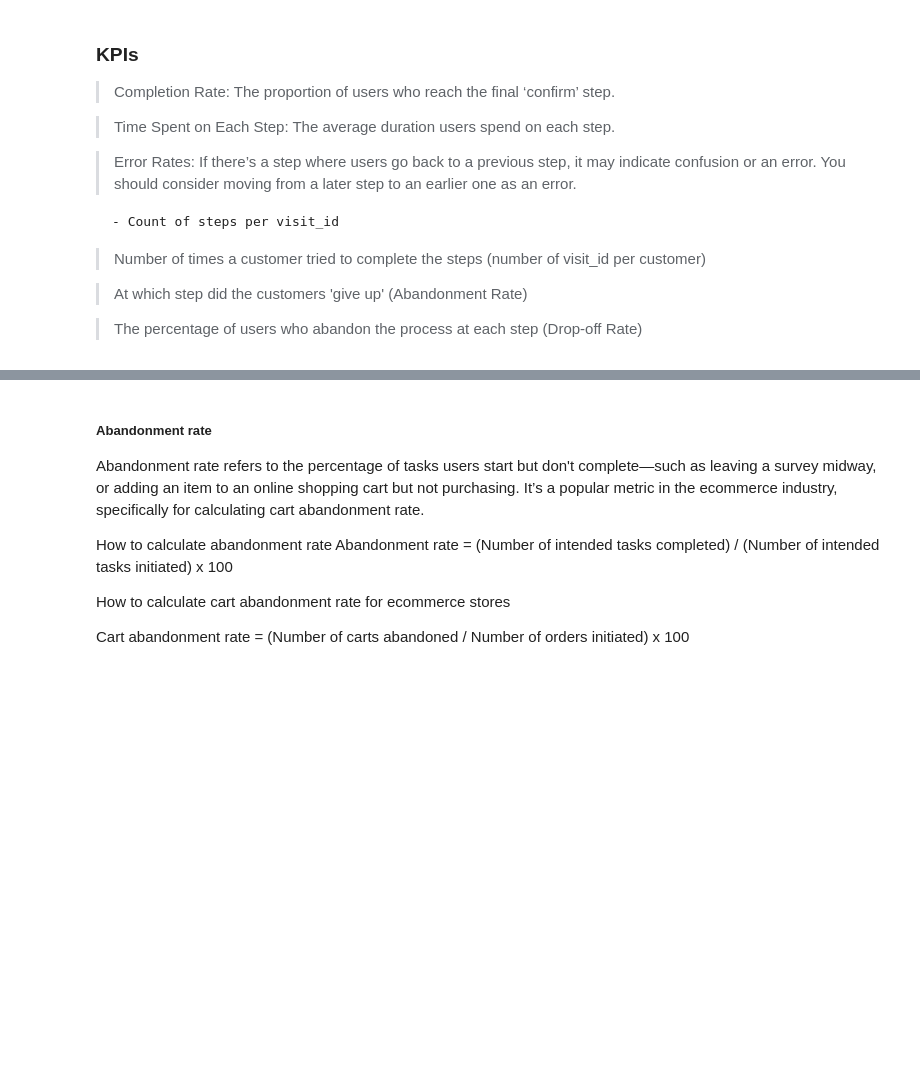
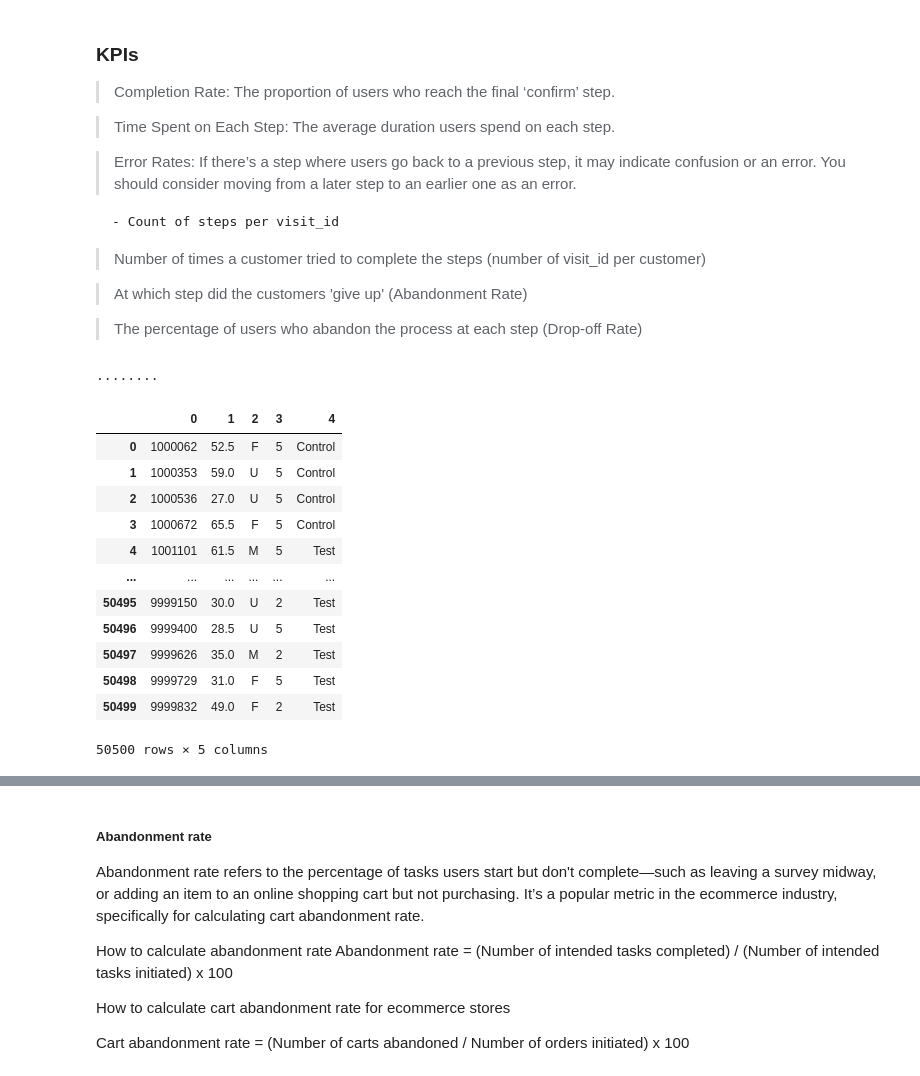
Before and after one commit to nessajimenez/vanguard-ab-test-, a Jupyter notebook: Project_2 - Client Profile Analysis.ipynb, the cells around one changed output, grey strips where cells are left out. Cells and saved outputs as stored; diff of their text form; code cells hidden in the pictures; blank space fills up the shorter version.

```diff
--- a/Project_2 - Client Profile Analysis.ipynb
+++ b/Project_2 - Client Profile Analysis.ipynb
@@ -184,3 +96,8 @@ primary_clients.shape
 > At which step did the customers 'give up' (Abandonment Rate)
 
 > The percentage of users who abandon the process at each step (Drop-off Rate)
+# %%
+import getpass  # To get the password without showing the input
+password = getpass.getpass()
+# %% [output]
+········
@@ -186,0 +129,16 @@ primary_clients.shape
+# %%
+how_far
+# %% [output]
+|  | 0 | 1 | 2 | 3 | 4 |
+| 0 | 1000062 | 52.5 | F | 5 | Control |
+| 1 | 1000353 | 59.0 | U | 5 | Control |
+| 2 | 1000536 | 27.0 | U | 5 | Control |
+| 3 | 1000672 | 65.5 | F | 5 | Control |
+| 4 | 1001101 | 61.5 | M | 5 | Test |
+| ... | ... | ... | ... | ... | ... |
+| 50495 | 9999150 | 30.0 | U | 2 | Test |
+| 50496 | 9999400 | 28.5 | U | 5 | Test |
+| 50497 | 9999626 | 35.0 | M | 2 | Test |
+| 50498 | 9999729 | 31.0 | F | 5 | Test |
+| 50499 | 9999832 | 49.0 | F | 2 | Test |
+50500 rows × 5 columns
```
Also changed, not shown: parts of 24 cells of this notebook, 2 other files.
